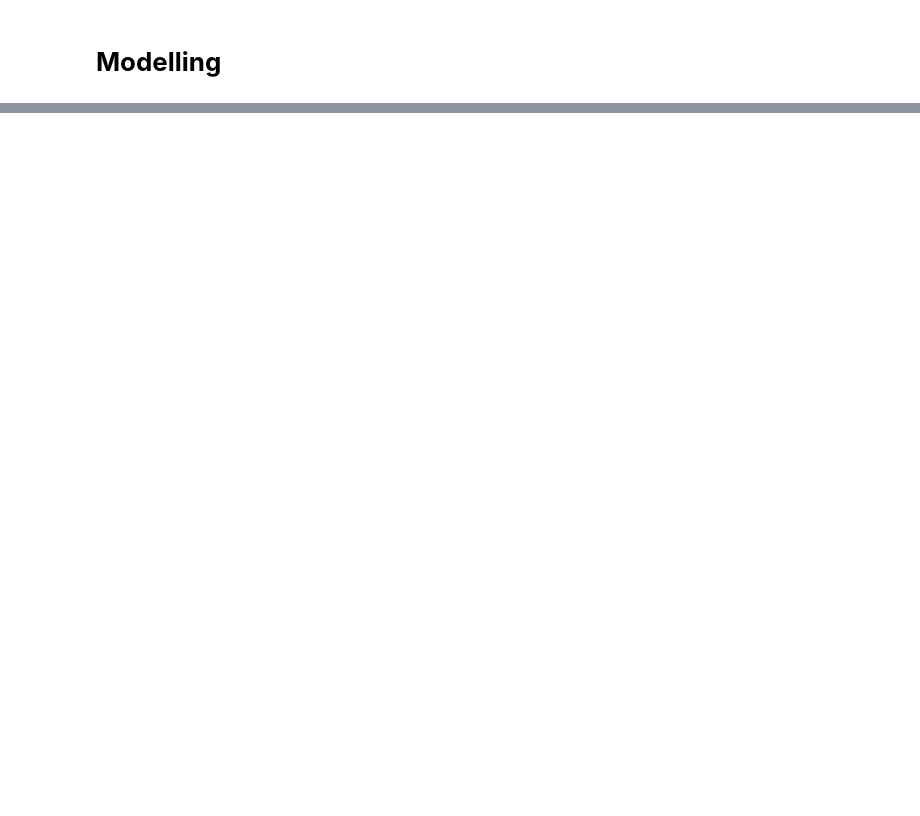
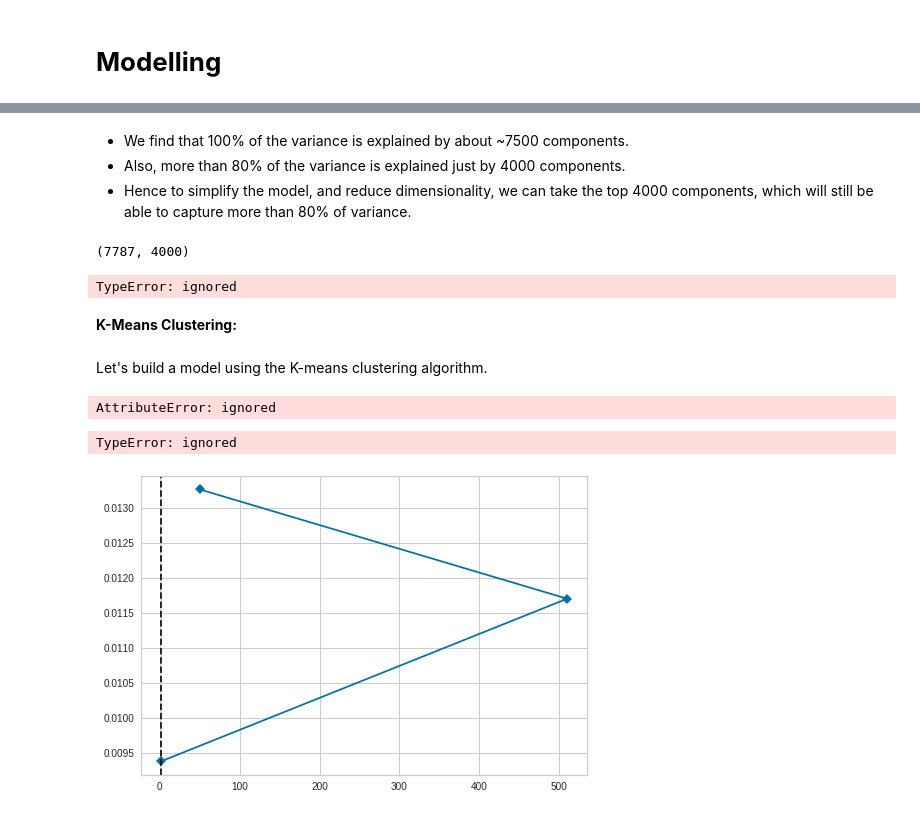
Before and after one commit to shaloy-lewis/Netflix_movies_and_tv_shows_clustering, a Jupyter notebook: Netflix_Movies_and_TV_Shows_Clustering_Shaloy_Lewis.ipynb, the cells around one changed output, grey strips where cells are left out. Cells and saved outputs as stored; diff of their text form; code cells hidden in the pictures; blank space fills up the shorter version.

```diff
--- a/Netflix_Movies_and_TV_Shows_Clustering_Shaloy_Lewis.ipynb
+++ b/Netflix_Movies_and_TV_Shows_Clustering_Shaloy_Lewis.ipynb
@@ -698,0 +713,4 @@ original_df.description[4924]
+# %%
+# Using the original dataset for clustering since
+# it does not require handling missing values
+df1 = original_df.copy()
@@ -698,0 +727,11 @@ original_df.description[4924]
+# %%
+# Combining all the clustering attributes into a single column
+# Adding a space between each value so that two words do not join
+# Also filling the missing values with an empty string so that the rows containing missing values is not skipped in the result
+
+df1['clustering_attributes'] = (df1['director'].fillna('') + ' ' +
+                                df1['cast'].fillna('') +' ' +
+                                df1['country'].fillna('') +' ' +
+                                df1['rating'].fillna('') +' ' +
+                                df1['listed_in'].fillna('') +' ' +
+                                df1['description'].fillna(''))
@@ -698,0 +822,3 @@ original_df.description[4924]
+# %%
+attribute_list = normalize(df1['clustering_attributes'])
+print(attribute_list)
@@ -698,0 +865,19 @@ original_df.description[4924]
+# %% [markdown]
+* We find that 100% of the variance is explained by about ~7500 components.
+* Also, more than 80% of the variance is explained just by 4000 components.
+* Hence to simplify the model, and reduce dimensionality, we can take the top 4000 components, which will still be able to capture more than 80% of variance.
+# %%
+vectorizer = TfidfVectorizer(stop_words= 'english',max_features = 4000)
+transformed_features = vectorizer.fit_transform(attribute_list)
+# %%
+transformed_features.shape
+# %% [output]
+(7787, 4000)
+# %%
+transformed_features().to_dense()
+# %% [output]
+TypeError: ignored
+# %% [markdown]
+**K-Means Clustering:**
+# %% [markdown]
+Let's build a model using the K-means clustering algorithm.
@@ -698,0 +888,9 @@ original_df.description[4924]
+# %%
+kmeans = KMeans(random_state=0)
+kvalues = range(2,510,50)
+visualizer = KElbowVisualizer(kmeans, k=kvalues, metric= 'silhouette', timings= False, locate_elbow= True)
+visualizer.fit(transformed_features.toarray())
+# %% [output]
+AttributeError: ignored
+TypeError: ignored
+[figure, added]
```
Also changed, not shown: parts of 21 cells of this notebook.
